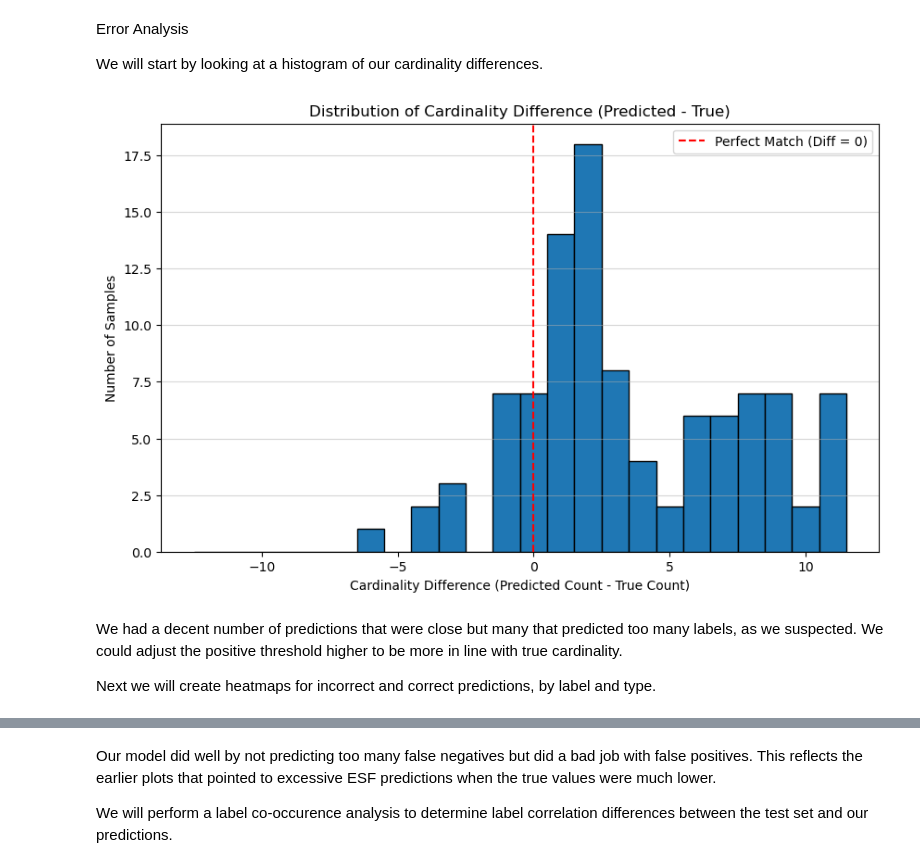
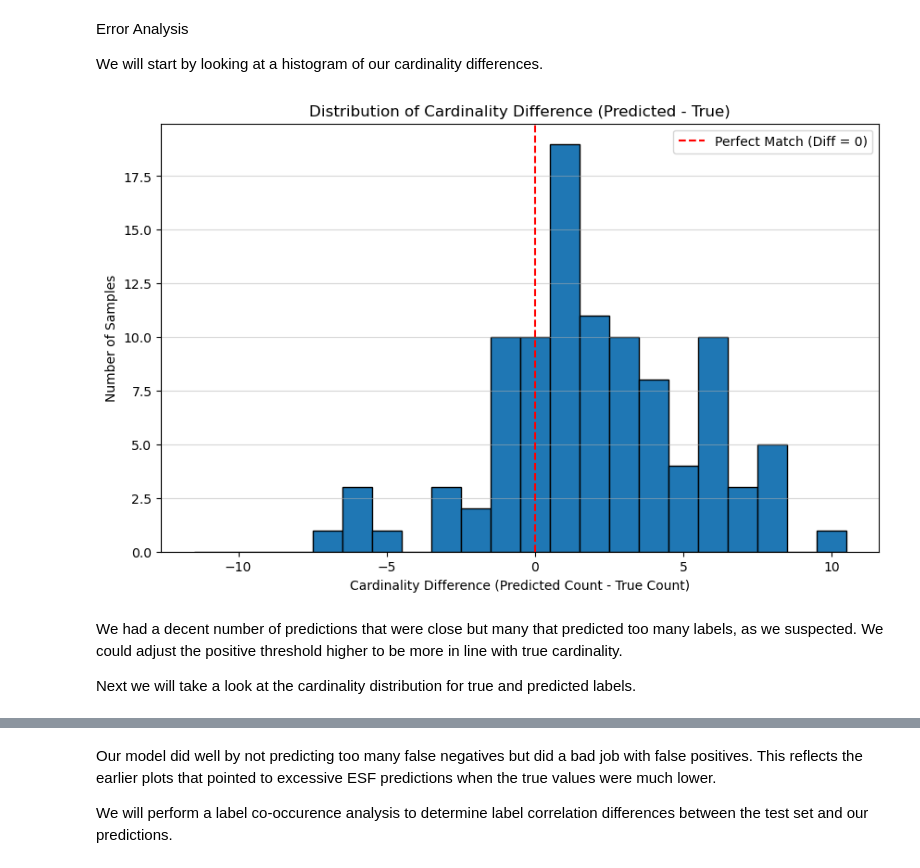
Before and after one commit to capstoneFA2025/FEMA-Recommender, a Jupyter notebook: multilabel_classification_model_selection_ESF.ipynb, the cells around one changed output, grey strips where cells are left out. Drawn from its saved outputs; the diff is of its cells as text; code cells hidden in the pictures.

```diff
--- a/multilabel_classification_model_selection_ESF.ipynb
+++ b/multilabel_classification_model_selection_ESF.ipynb
@@ -1805,13 +1842,13 @@ y_test_transformed.head()
 # %% [markdown]
 We will see how our model performs on the transformed test set.
 # %%
-y_pred_test_ovr = study_ovrxgb_tuned.predict(X_test_transformed)
+y_pred_test = new_best_ovr.predict(X_test_transformed)
 
-display_results(y_test_transformed, y_pred_test_ovr)
+display_results(y_test_transformed, y_pred_test)
 
-display_error_heatmap(y_test_transformed, y_pred_test_ovr)
+display_error_heatmap(y_test_transformed, y_pred_test)
 
-display_label_cardinality_error(y_test_transformed, y_pred_test_ovr)
+display_label_cardinality_error(y_test_transformed, y_pred_test)
 # %% [output]
 True Multi-Label Targets:
    ESF_0  ESF_1  ESF_2  ESF_3  ESF_4  ESF_5  ESF_6  ESF_7  ESF_8  ESF_9  \
@@ -1876,33 +1913,31 @@ Error Analysis
 We will start by looking at a histogram of our cardinality differences.
 # %%
 cardinality_true = np.sum(y_test_transformed, axis=1)
-cardinality_pred = np.sum(y_pred_test_ovr, axis=1)
+cardinality_pred = np.sum(y_pred_test, axis=1)
 cardinality_difference = cardinality_pred - cardinality_true
 
 max_abs_diff = np.abs(cardinality_difference).max()
 bins = np.arange(-max_abs_diff, max_abs_diff + 1, 1)
 
 plt.figure(figsize=(10, 6))
 plt.hist(
     cardinality_difference,
     bins=bins,
     edgecolor='black',
-    align='left' # Align bins so the zero bar is centered
+    align='left'
 )
 
-# Add a vertical line at zero for reference
 plt.axvline(0, color='red', linestyle='--', linewidth=1.5, label='Perfect Match (Diff = 0)')
 
-# Add title and labels
 plt.title('Distribution of Cardinality Difference (Predicted - True)')
 plt.xlabel('Cardinality Difference (Predicted Count - True Count)')
 plt.ylabel('Number of Samples')
 plt.legend()
 plt.grid(axis='y', alpha=0.5)
 plt.show()
 # %% [output]
-[figure, old version]
+[figure, new version]
 # %% [markdown]
 We had a decent number of predictions that were close but many that predicted too many labels, as we suspected. We could adjust the positive threshold higher to be more in line with true cardinality.
 
-Next we will create heatmaps for incorrect and correct predictions, by label and type.
+Next we will take a look at the cardinality distribution for true and predicted labels.
```
Also changed, not shown: parts of 81 cells of this notebook, 1 other file.
